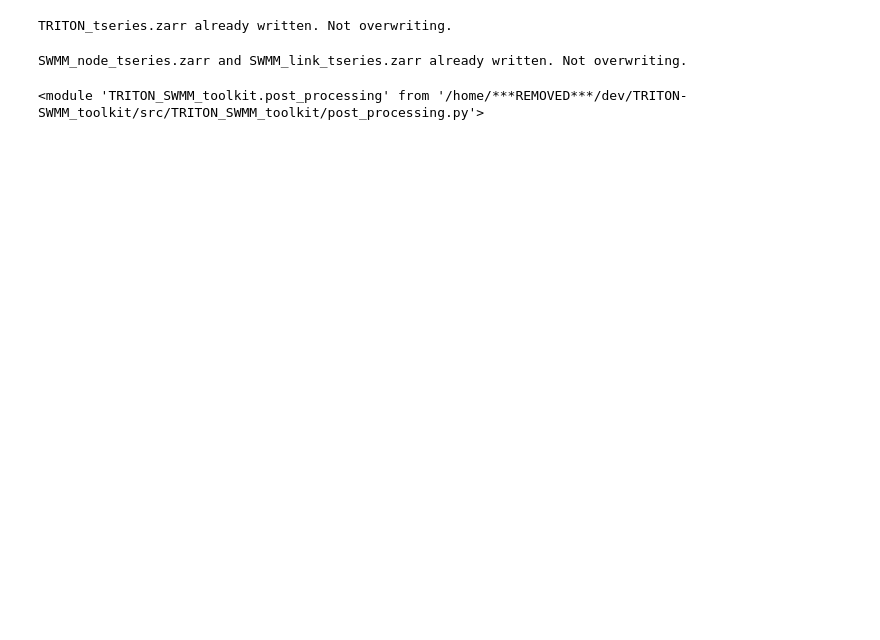
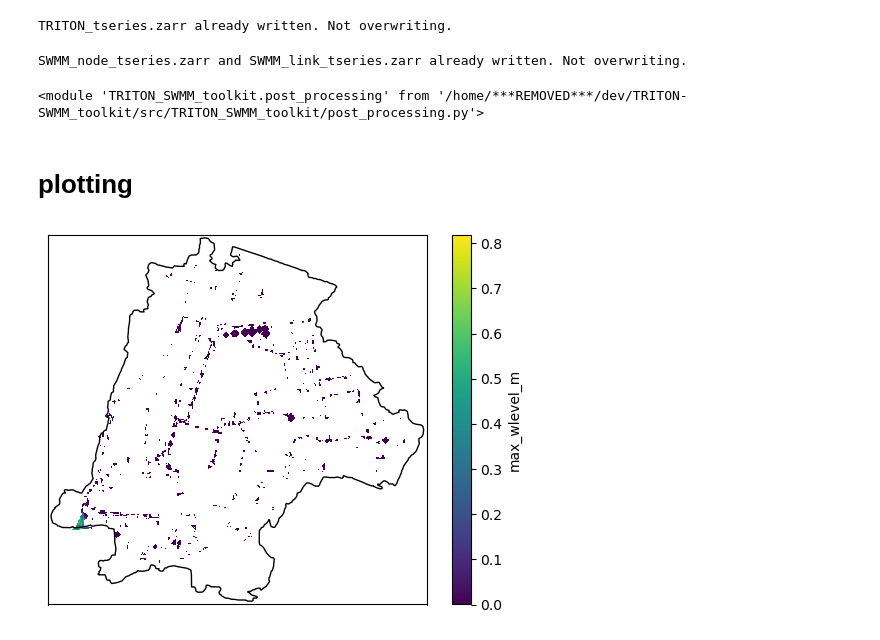
Before and after one commit to lassiterdc/hhemt, a Jupyter notebook: docs/processing_sim_outputs.ipynb, the cells around one changed output. Saved outputs shown, nothing was run; the diff lists cells and outputs as text; code cells hidden in the pictures; blank space fills up the shorter version.

Commit message:
add more fields to template inps; speed up testing; initial max wlevel plotting fxn

```diff
--- a/docs/processing_sim_outputs.ipynb
+++ b/docs/processing_sim_outputs.ipynb
@@ -28,3 +28,15 @@ from importlib import reload
 reload(pst)
 # %% [output]
 <module 'TRITON_SWMM_toolkit.post_processing' from '/home/***REMOVED***/dev/TRITON-SWMM_toolkit/src/TRITON_SWMM_toolkit/post_processing.py'>
+# %% [markdown]
+# plotting
+# %%
+import TRITON_SWMM_toolkit.examples as examples
+norfolk_multisim = examples.TRITON_SWMM_testcases.retreive_norfolk_multi_sim_test_case()
+
+sim_iloc = 0
+analysis = norfolk_multisim.system.analysis
+
+self = analysis.plot.max_wlevel(sim_iloc)
+# %% [output]
+[figure, added]
```
Also changed, not shown: 4 other files.
